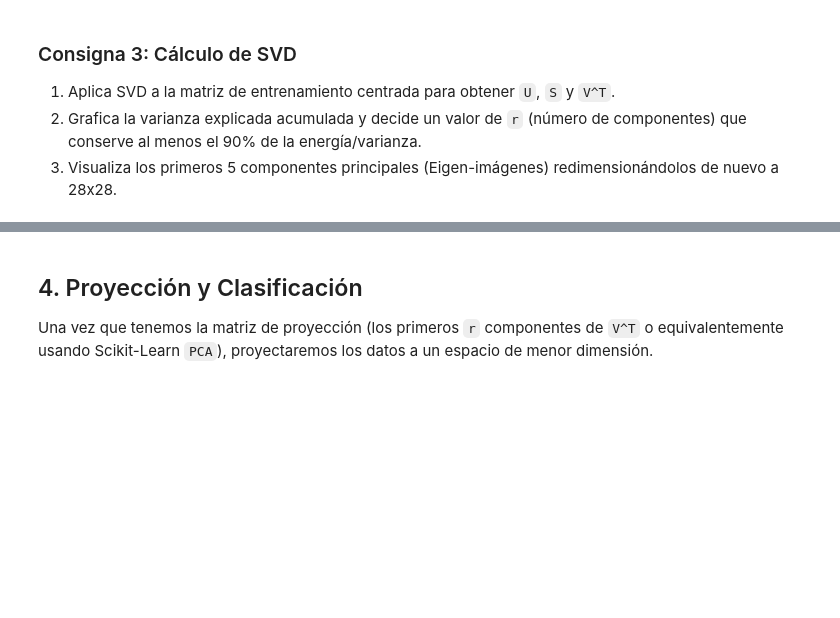
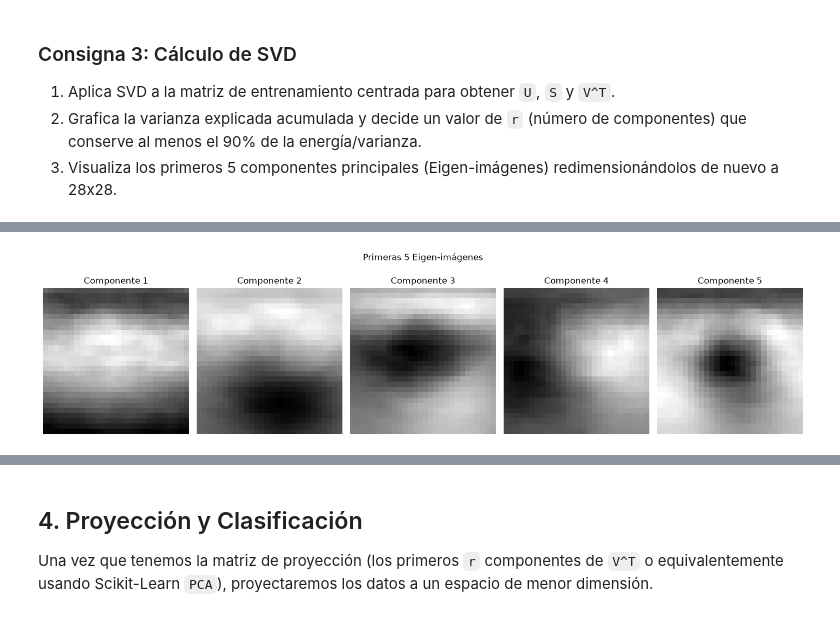
Before and after one commit to J-Palma/ML1_2026-2, a Jupyter notebook: TP_3/TP3_Consigna.ipynb, the cells around one changed output, grey strips where cells are left out. Drawn from its saved outputs; the diff is of its cells as text; code cells hidden in the pictures; blank space fills up the shorter version.

```diff
--- a/TP_3/TP3_Consigna.ipynb
+++ b/TP_3/TP3_Consigna.ipynb
@@ -60,0 +188,20 @@ Ahora aplicaremos SVD a nuestra matriz de datos centrados para extraer los **Com
+# %%
+fig, axes = plt.subplots(1, 5, figsize=(15, 4))
+
+for i in range(5):
+
+    componente = VT[i].reshape(28, 28)
+
+    axes[i].imshow(
+        componente,
+        cmap='gray'
+    )
+
+    axes[i].set_title(f'Componente {i+1}')
+    axes[i].axis('off')
+
+plt.suptitle("Primeras 5 Eigen-imágenes")
+plt.tight_layout()
+plt.show()
+# %% [output]
+[figure, added]
```
Also changed, not shown: parts of 19 cells of this notebook, 4 other files.
